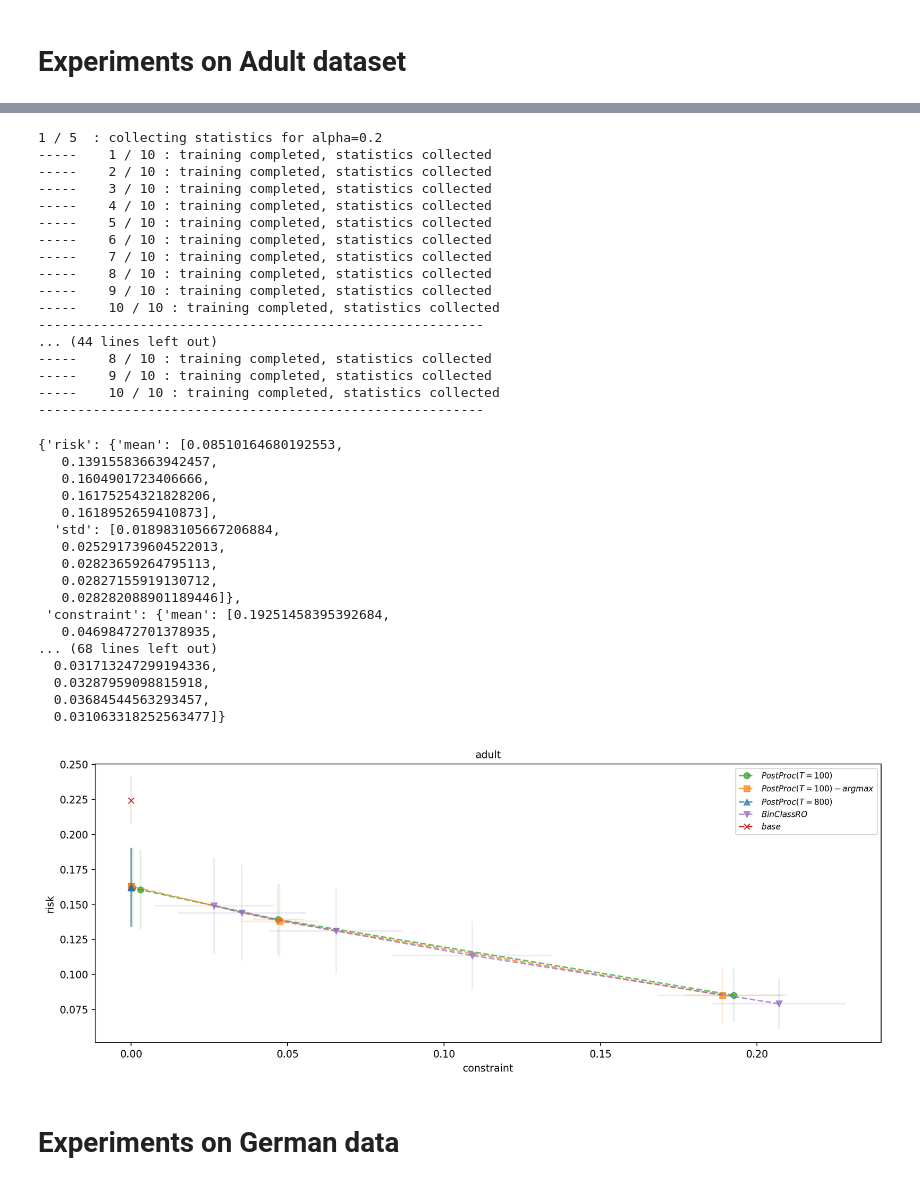
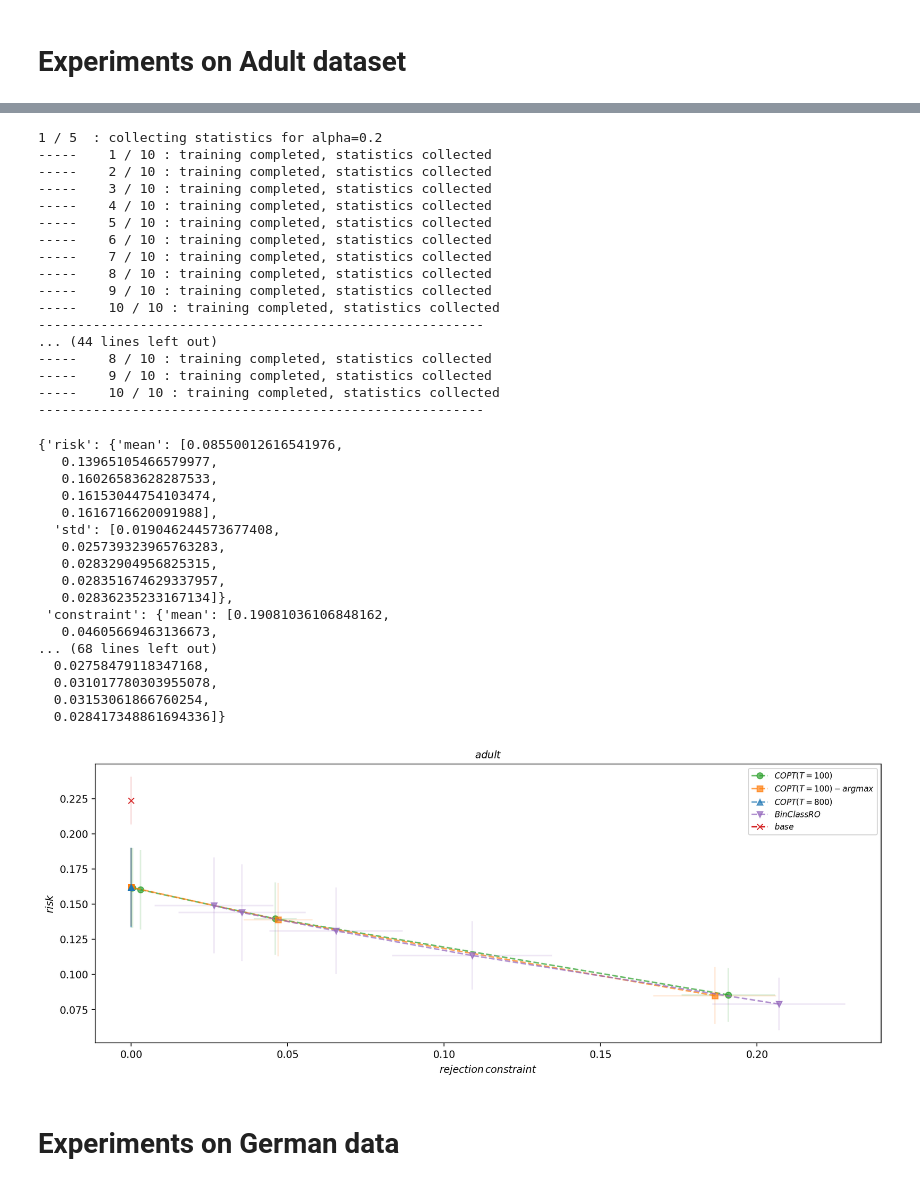
Before and after one commit to taturyan/post-processing, a Jupyter notebook: experiments-reject_option.ipynb, the cells around one changed output, grey strips where cells are left out. Cells and saved outputs as stored; diff of their text form; code cells hidden in the pictures.

Commit message:
finalized the experiments on reject option

```diff
--- a/experiments-reject_option.ipynb
+++ b/experiments-reject_option.ipynb
@@ -17,14 +7,10 @@ from plots import plot_compare
 DATASET = 'adult'
 NUM = 10
 ALPHA_LIST = [0.2, 0.1, 0.05, 0.025, 0.0125]
-# ALPHA_LIST = []
-# i_list  = [1, 2, 4, 5, 6, 8, 16, 32, 128, 512]
-# for i in i_list:
-#     ALPHA_LIST+=[2**(-i)]
 K = 2
 T = 800
 results_PostProc_adult_800 = evaluate_reject_option(dataset=DATASET, num=NUM, K=K, T=T, alpha_list=ALPHA_LIST,
-                            print_details = True, beta='auto', L='auto',
+                            print_details = True, beta='auto',
                             alg={'base':'SGD3', 'method':'ACSA2'},
                             TRAIN_SIZE=0.4, UNLAB_SIZE=0.4, TEST_SIZE=0.2, data_scaling=True)
 results_PostProc_adult_800
@@ -67,17 +53,13 @@ results_PostProc_adult_800
 DATASET = 'adult'
 NUM = 10
 ALPHA_LIST = [0.2, 0.1, 0.05, 0.025, 0.0125]
-# ALPHA_LIST = []
-# i_list  = [1, 2, 4, 5, 6, 8, 16, 32, 128, 512]
-# for i in i_list:
-#     ALPHA_LIST+=[2**(-i)]
 K = 2
 T = 100
-results_PostProc_adult = evaluate_reject_option(dataset=DATASET, num=NUM, K=K, T=T, alpha_list=ALPHA_LIST,
-                            print_details = True, beta='auto', L='auto',
+results_PostProc_adult_100 = evaluate_reject_option(dataset=DATASET, num=NUM, K=K, T=T, alpha_list=ALPHA_LIST,
+                            print_details = True, beta='auto',
                             alg={'base':'SGD3', 'method':'ACSA2'},
                             TRAIN_SIZE=0.4, UNLAB_SIZE=0.4, TEST_SIZE=0.2, data_scaling=True)
-results_PostProc_adult
+results_PostProc_adult_100
 # %% [output]
 1 / 5  : collecting statistics for alpha=0.2
 -----    1 / 10 : training completed, statistics collected
@@ -96,23 +78,23 @@ results_PostProc_adult
 -----    9 / 10 : training completed, statistics collected
 -----    10 / 10 : training completed, statistics collected
 ---------------------------------------------------------
-{'risk': {'mean': [0.08510164680192553,
-   0.13915583663942457,
-   0.1604901723406666,
-   0.16175254321828206,
-   0.1618952659410873],
-  'std': [0.018983105667206884,
-   0.025291739604522013,
-   0.02823659264795113,
-   0.02827155919130712,
-   0.028282088901189446]},
- 'constraint': {'mean': [0.19251458395392684,
-   0.04698472701378935,
+{'risk': {'mean': [0.08550012616541976,
+   0.13965105466579977,
+   0.16026583628287533,
+   0.16153044754103474,
+   0.1616716620091988],
+  'std': [0.019046244573677408,
+   0.025739323965763283,
+   0.02832904956825315,
+   0.028351674629337957,
+   0.02836235233167134]},
+ 'constraint': {'mean': [0.19081036106848162,
+   0.04605669463136673,
 ... (68 lines left out)
-  0.031713247299194336,
-  0.03287959098815918,
-  0.03684544563293457,
-  0.031063318252563477]}
+  0.02758479118347168,
+  0.031017780303955078,
+  0.03153061866760254,
+  0.028417348861694336]}
 # %%
 results_BinClassRO_adult = {'risk': {'mean': [0.1659119173129479,
    0.1659119173129479,
@@ -208,23 +190,23 @@ results_BinClassRO_adult = {'risk': {'mean': [0.1659119173129479,
   0.0]}
 # %%
 base_constraint={'mean': 0, 'std': 0}
-pairs_list = [[results_PostProc_adult['constraint'], results_PostProc_adult['risk']],
-              [results_PostProc_adult['constraint_argmax'], results_PostProc_adult['risk_argmax']],
+pairs_list = [[results_PostProc_adult_100['constraint'], results_PostProc_adult_100['risk']],
+              [results_PostProc_adult_100['constraint_argmax'], results_PostProc_adult_100['risk_argmax']],
               [results_PostProc_adult_800['constraint'], results_PostProc_adult_800['risk']],
               [results_BinClassRO_adult['constraint_clf'], results_BinClassRO_adult['risk_clf']],
-              [base_constraint, results_PostProc_adult['base_risk']]]
-model_list = [r'$PostProc (T=100)$',r'$PostProc  (T=100)-argmax$',r'$PostProc (T=800)$',r'$BinClassRO$',r'$base$']
+              [base_constraint, results_PostProc_adult_100['base_risk']]]
+model_list = [r'$COPT (T=100)$',r'$COPT  (T=100)-argmax$',r'$COPT (T=800)$',r'$BinClassRO$',r'$base$']
 markers_list = ['o', 's','^','v','x']
-dataset='adult'
+dataset=r'$adult$'
 colors=['tab:green','tab:orange','tab:blue','tab:purple', 'tab:red']
 
 plot_compare(pairs_list=pairs_list, model_list=model_list,
                           markers_list=markers_list, dataset=dataset,
-                          x_label = 'constraint', y_label = 'risk',
+                          x_label = r'$rejection\,constraint$', y_label = r'$risk$',
                           colors = colors, legend_size=8, alpha=0.7,
                           plot_std=True, annotate=False, loglog=False, start_0=False, linestyle='dashed')
 # %% [output]
-[figure, old version]
+[figure, new version]
 # %% [markdown]
 # Experiments on German data
 # %%
```
Also changed, not shown: parts of 9 cells of this notebook.
